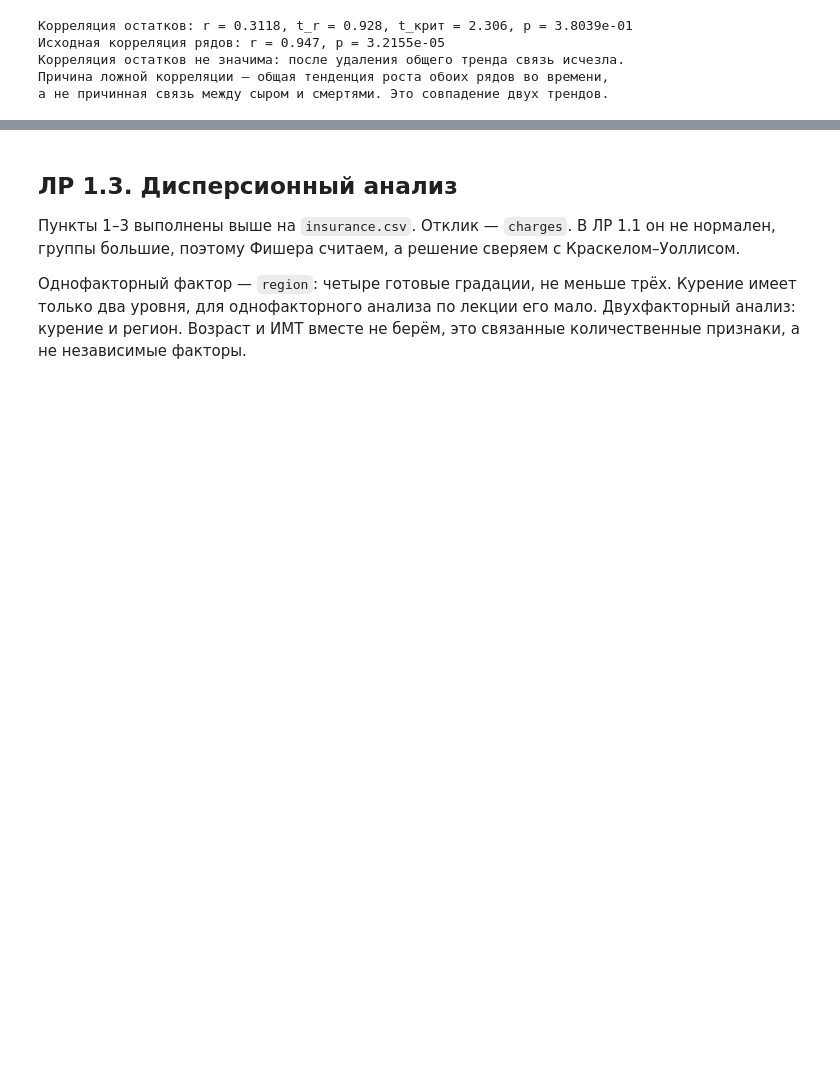
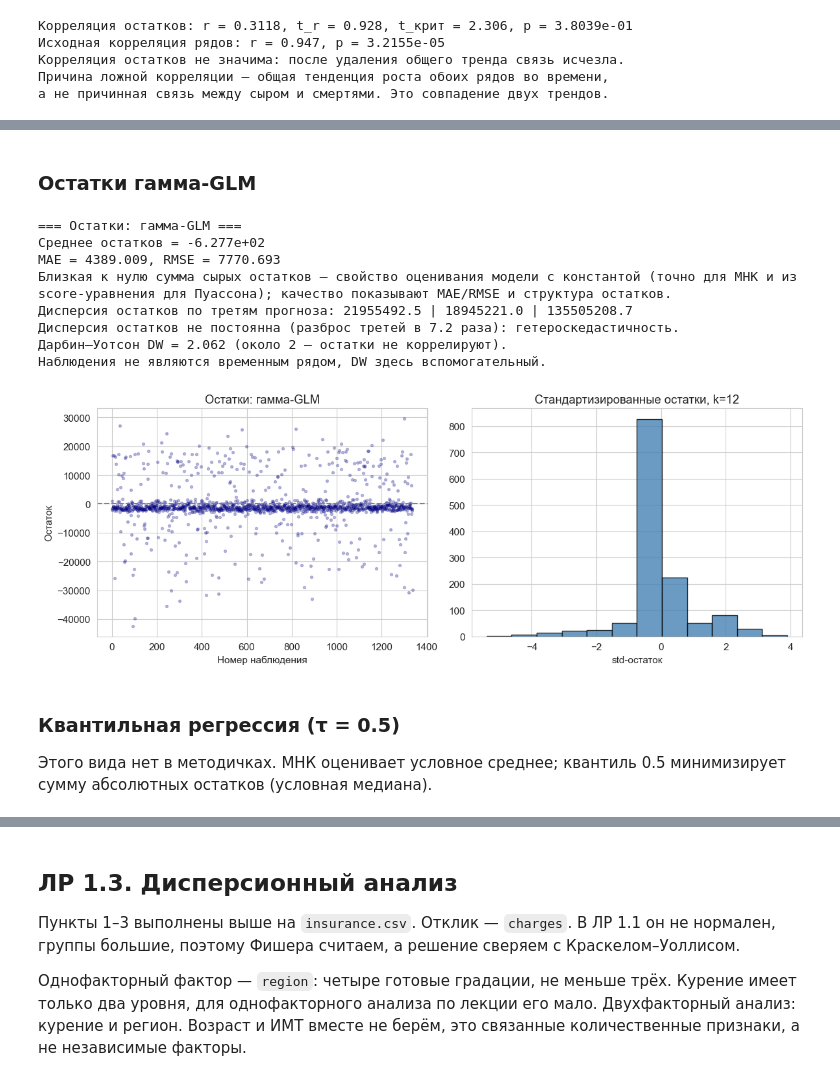
Before and after one commit to vit303/mad_1, a Jupyter notebook: new_dataset.ipynb, the cells around one changed output, grey strips where cells are left out. Saved outputs shown, nothing was run; the diff lists cells and outputs as text; code cells hidden in the pictures; blank space fills up the shorter version.

```diff
--- a/new_dataset.ipynb
+++ b/new_dataset.ipynb
@@ -928,0 +982,21 @@ print("Пуассон формально значим по отношению п
+# %%
+gamma = smf.glm(
+    lin_formula, data=df,
+    family=sm.families.Gamma(sm.families.links.Log()),
+).fit()
+mu_g = gamma.fittedvalues
+print(f"Сходимость: {gamma.converged}")
+print("Гамма-GLM, ln μ = Xβ")
+write_equation(gamma, "ln μ")
+print(f"\nln L = {gamma.llf:.3f}")
+print(f"AIC = {gamma.aic:.3f}   BIC = {gamma.bic_llf:.3f}")
+print(f"φ (дисперсионный параметр) = {gamma.scale:.3f}")
+print("AIC/BIC сравнимы с линейной нормальной моделью: меньше — лучше.")
+z_crit = stats.norm.ppf(0.975)
+print(f"\nКоэффициенты, z-тест Вальда, z_крит = {z_crit:.3f}")
+print(f"{'Коэффициент':<22} {'оценка':>12} {'z':>10} {'p':>12}")
+for name, coef in gamma.params.items():
+    print(f"{short_term(name):<22} {coef:12.4f} {gamma.tvalues[name]:10.2f} {fmt_p(gamma.pvalues[name]):>12}")
+smoker_key = "C(smoker, Treatment(reference='no'))[T.yes]"
+print("exp(β_smoker) − 1: при прочих равных курение умножает средний расход примерно на",
+      f"{np.exp(gamma.params[smoker_key]):.2f}.")
@@ -928,0 +1021,18 @@ print("Пуассон формально значим по отношению п
+# %% [markdown]
+### Остатки гамма-GLM
+# %%
+residual_report(df[y_name], mu_g, "гамма-GLM", ordered=False)
+# %% [output]
+=== Остатки: гамма-GLM ===
+Среднее остатков = -6.277e+02
+MAE = 4389.009, RMSE = 7770.693
+Близкая к нулю сумма сырых остатков — свойство оценивания модели с константой (точно для МНК и из score-уравнения для Пуассона); качество показывают MAE/RMSE и структура остатков.
+Дисперсия остатков по третям прогноза: 21955492.5 | 18945221.0 | 135505208.7
+Дисперсия остатков не постоянна (разброс третей в 7.2 раза): гетероскедастичность.
+Дарбин–Уотсон DW = 2.062 (около 2 — остатки не коррелируют).
+Наблюдения не являются временным рядом, DW здесь вспомогательный.
+[figure, added]
+# %% [markdown]
+### Квантильная регрессия (τ = 0.5)
+
+Этого вида нет в методичках. МНК оценивает условное среднее; квантиль 0.5 минимизирует сумму абсолютных остатков (условная медиана).
```
Also changed, not shown: parts of 30 cells of this notebook.
